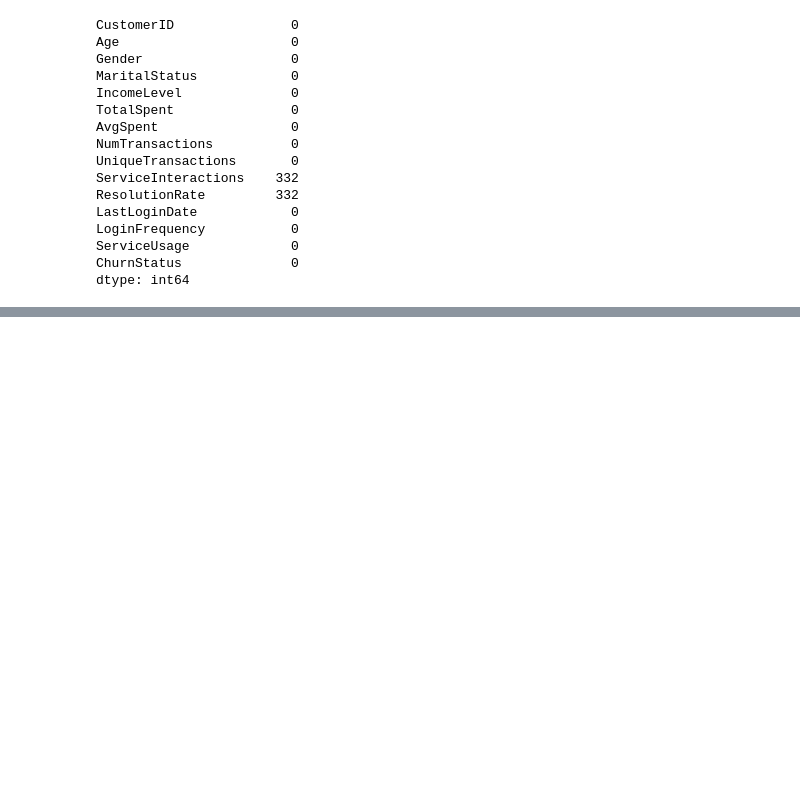
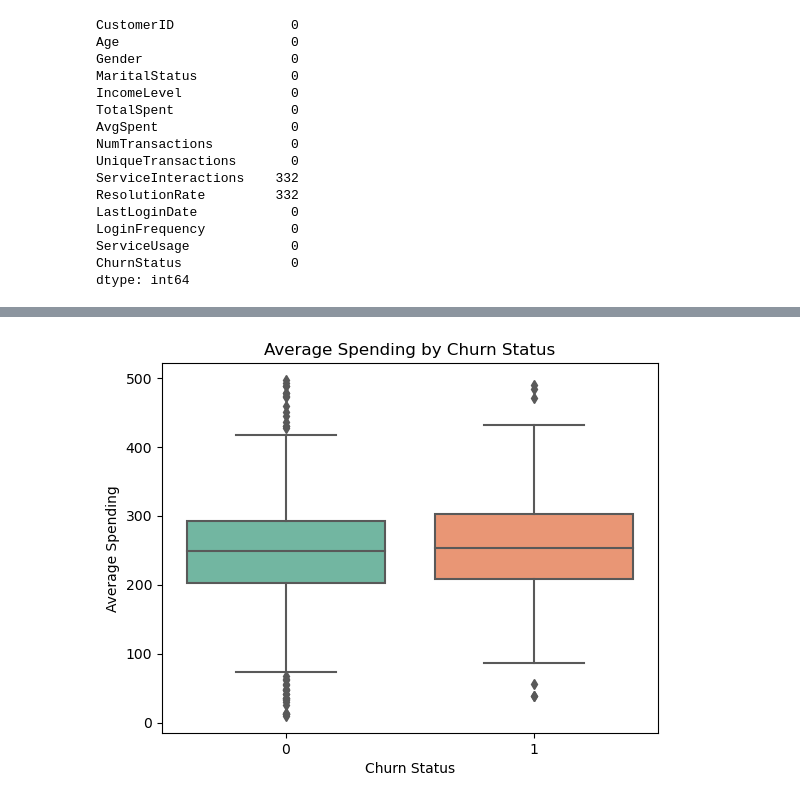
Before and after one commit to ethanaire/Lloyds-Banking-Group-Data-Science-Analytics, a Jupyter notebook: Task 1 - EDA and Data Preprocessing.ipynb, the cells around one changed output, grey strips where cells are left out. Saved outputs shown, nothing was run; the diff lists cells and outputs as text; code cells hidden in the pictures; blank space fills up the shorter version.

```diff
--- a/Task 1 - EDA and Data Preprocessing.ipynb
+++ b/Task 1 - EDA and Data Preprocessing.ipynb
@@ -157,0 +169,10 @@ df_encoded.head()
+# %%
+# Box plots for Average Spending by Churn Status
+plt.figure()
+sns.boxplot(x="ChurnStatus", y="AvgSpent", data=base_df, palette="Set2")
+plt.title(f"Average Spending by Churn Status")
+plt.xlabel("Churn Status")
+plt.ylabel("Average Spending")
+plt.show()
+# %% [output]
+[figure, added]
```
Also changed, not shown: parts of 22 cells of this notebook.
